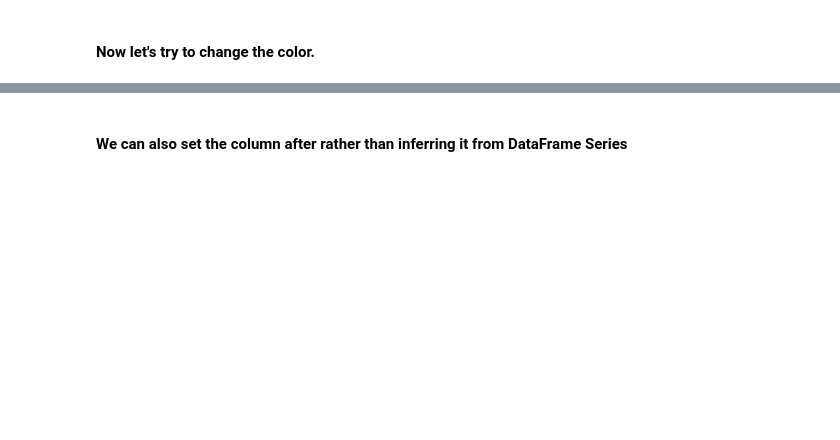
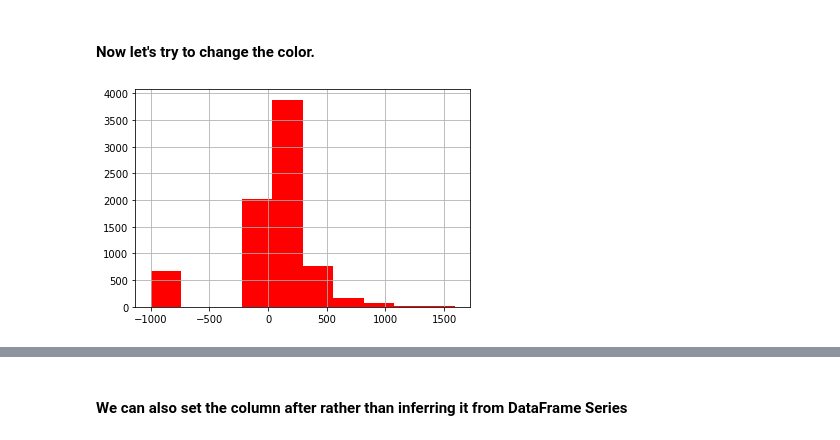
Before and after one commit to pratt-savi-810/pratt-savi-810-2020-03-lesson_04, a Jupyter notebook: lesson_04.ipynb, the cells around one changed output, grey strips where cells are left out. Cells and saved outputs as stored; diff of their text form; code cells hidden in the pictures; blank space fills up the shorter version.

```diff
--- a/lesson_04.ipynb
+++ b/lesson_04.ipynb
@@ -256,5 +373,9 @@ Which is basically the same as the `.plot(kind='hist)
 # %% [markdown]
 #### Now let's try to change the color.
+# %%
+df['BEDS'].hist(color='r');
+# %% [output]
+[figure, added]
 # %% [markdown]
 # Matplotlib Colors
 
```
Also changed, not shown: parts of 51 cells of this notebook.
